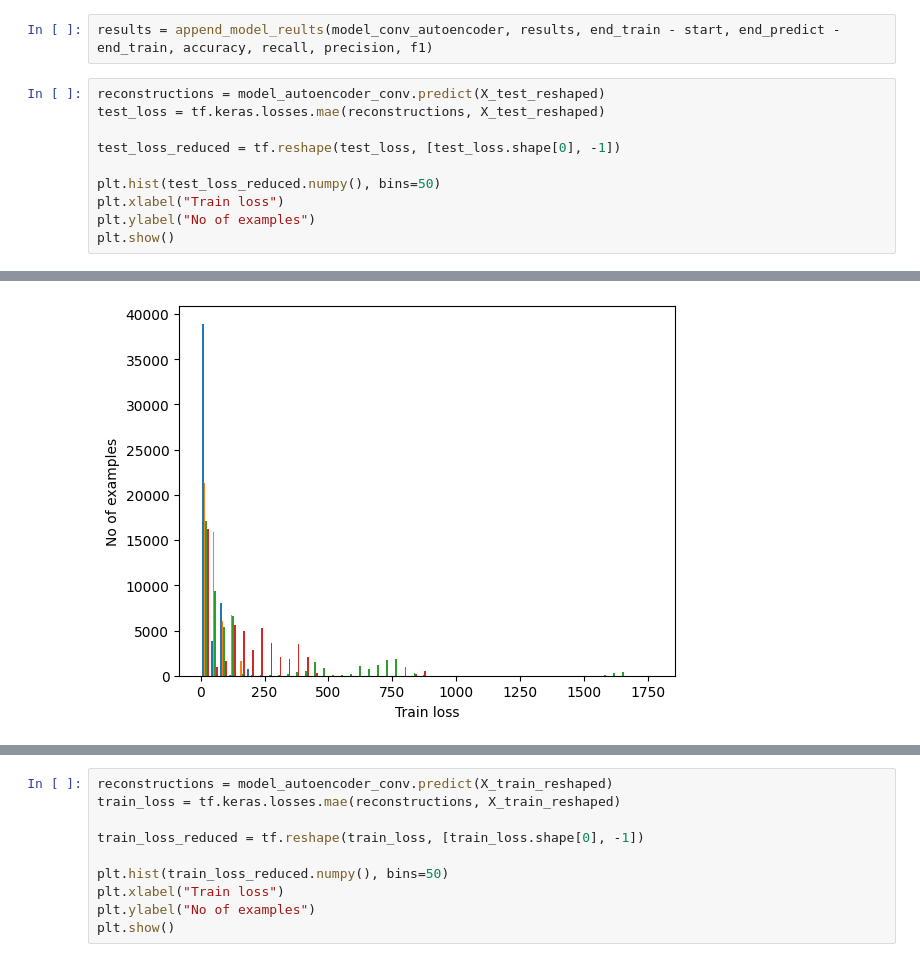
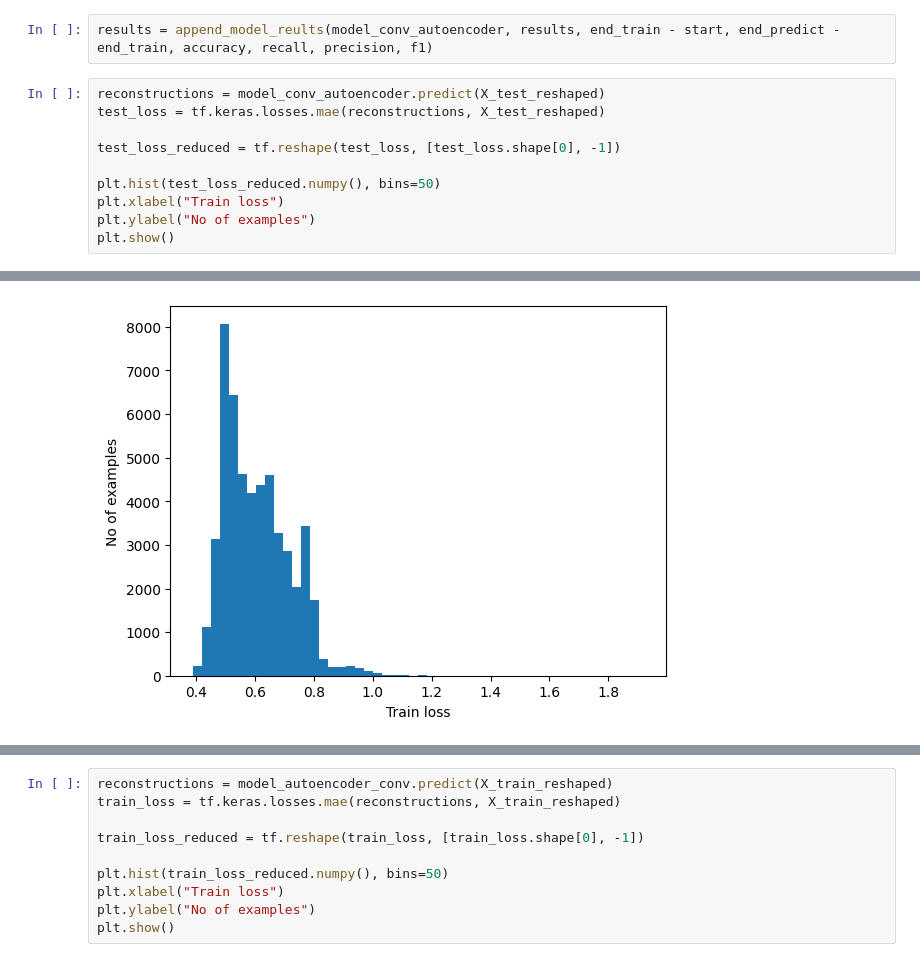
Before and after one commit to aKravtschenko/DEEPL-Autoencoder, a Jupyter notebook: new_autoencoder.ipynb, the cells around one changed output, grey strips where cells are left out. Drawn from its saved outputs; the diff is of its cells as text.

```diff
--- a/new_autoencoder.ipynb
+++ b/new_autoencoder.ipynb
@@ -1354,7 +1426,7 @@ F1 Score: 0.9383935832712593
 # %%
 results = append_model_reults(model_conv_autoencoder, results, end_train - start, end_predict - end_train, accuracy, recall, precision, f1)
 # %%
-reconstructions = model_autoencoder_conv.predict(X_test_reshaped)
+reconstructions = model_conv_autoencoder.predict(X_test_reshaped)
 test_loss = tf.keras.losses.mae(reconstructions, X_test_reshaped)
 
 test_loss_reduced = tf.reshape(test_loss, [test_loss.shape[0], -1])
@@ -1368 +1440 @@ plt.show()
-[figure, old version]
+[figure, new version]
```
Also changed, not shown: parts of 46 cells of this notebook, 6 other files.
